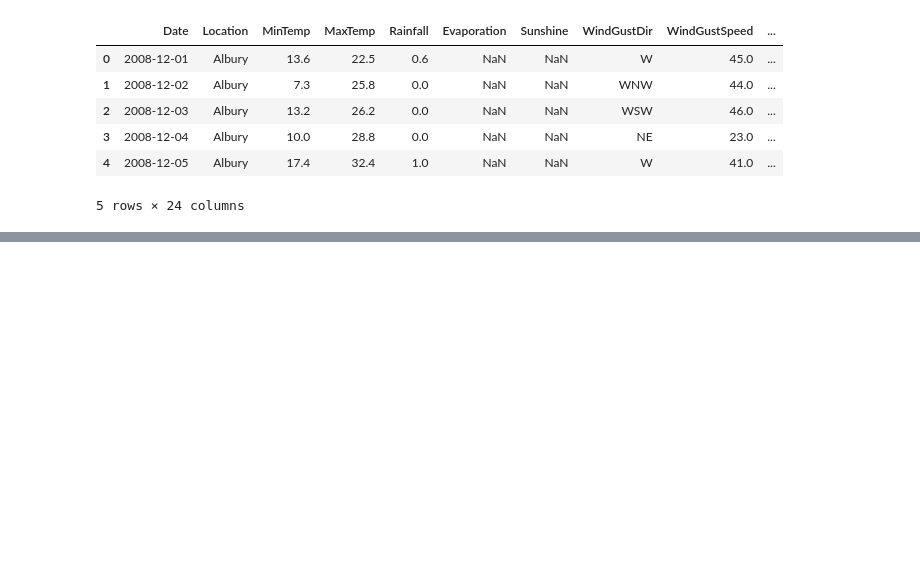
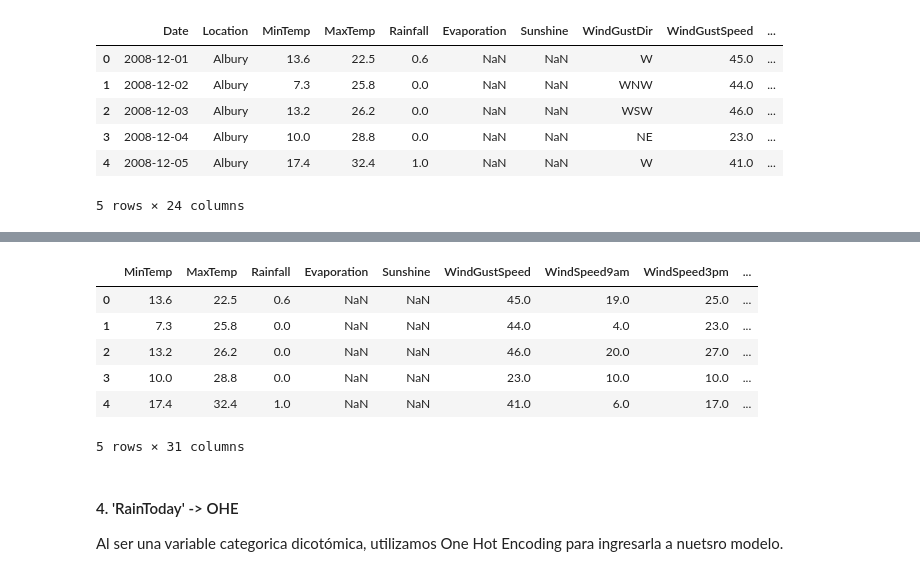
Before and after one commit to aldanasanchezasz/TP_AA1_Sanchez_OdisioMartinelli_Zappala, a Jupyter notebook: TP_2/TP-clasificacion-AA1.ipynb, the cells around one changed output, grey strips where cells are left out. Drawn from its saved outputs; the diff is of its cells as text; code cells hidden in the pictures; blank space fills up the shorter version.

```diff
--- a/TP_2/TP-clasificacion-AA1.ipynb
+++ b/TP_2/TP-clasificacion-AA1.ipynb
@@ -681,0 +740,13 @@ df.head()
+# %%
+df.head()
+# %% [output]
+|  | MinTemp | MaxTemp | Rainfall | Evaporation | Sunshine | WindGustSpeed | WindSpeed9am | WindSpeed3pm | ... |
+| 0 | 13.6 | 22.5 | 0.6 | NaN | NaN | 45.0 | 19.0 | 25.0 | ... |
+| 1 | 7.3 | 25.8 | 0.0 | NaN | NaN | 44.0 | 4.0 | 23.0 | ... |
+| 2 | 13.2 | 26.2 | 0.0 | NaN | NaN | 46.0 | 20.0 | 27.0 | ... |
+| 3 | 10.0 | 28.8 | 0.0 | NaN | NaN | 23.0 | 10.0 | 10.0 | ... |
+| 4 | 17.4 | 32.4 | 1.0 | NaN | NaN | 41.0 | 6.0 | 17.0 | ... |
+5 rows × 31 columns
+# %% [markdown]
+#### 4. 'RainToday' -> OHE
+Al ser una variable categorica dicotómica, utilizamos One Hot Encoding para ingresarla a nuetsro modelo.
```
Also changed, not shown: parts of 29 cells of this notebook.
